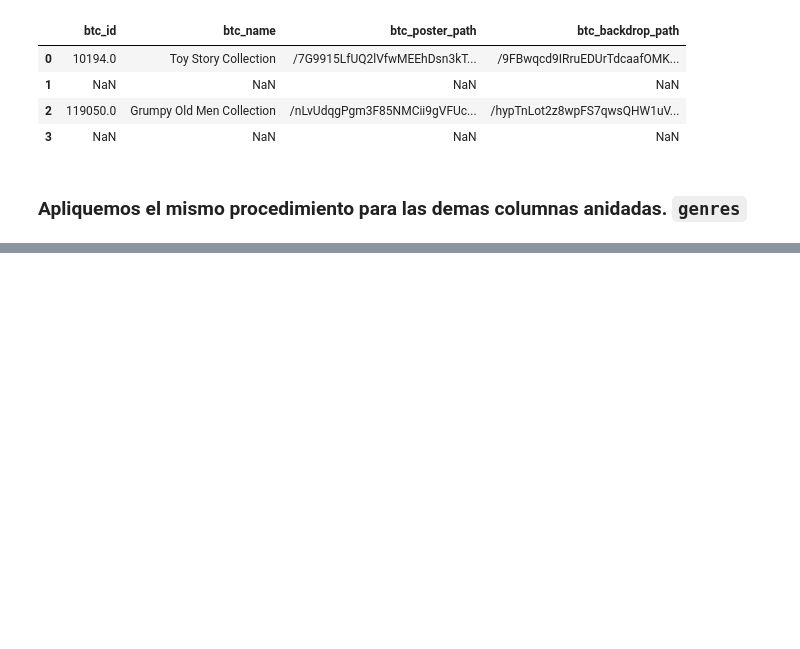
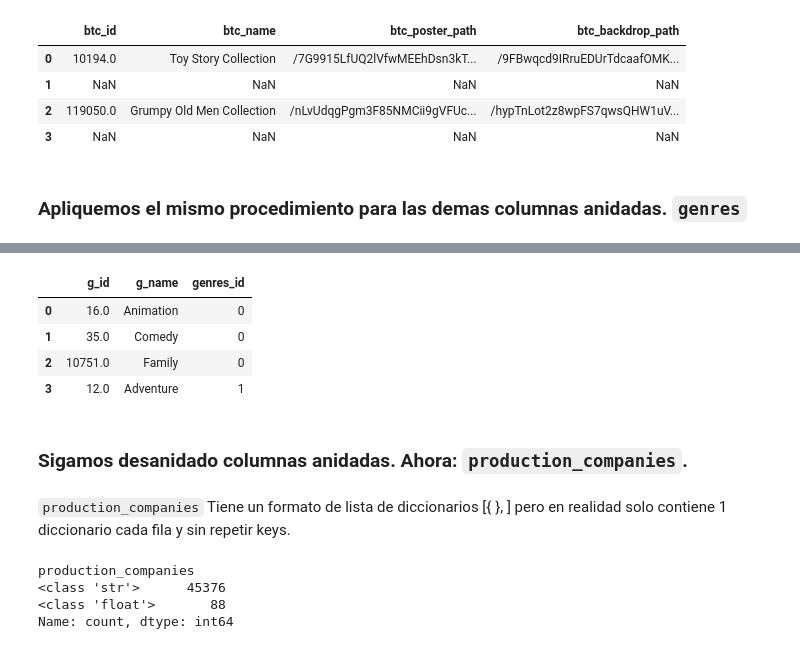
Before and after one commit to mauricioarcez/MLops, a Jupyter notebook: notebooks/etl.ipynb, the cells around one changed output, grey strips where cells are left out. Cells and saved outputs as stored; diff of their text form; code cells hidden in the pictures; blank space fills up the shorter version.

```diff
--- a/notebooks/etl.ipynb
+++ b/notebooks/etl.ipynb
@@ -230,0 +234,35 @@ Name: count, dtype: int64
+# %%
+# Creamos el Id unico para 45464 filas.
+df['genres_id'] = df.index
+
+# Se desanidan las listas de la columna 'genres'
+# Aqui ya hay una diferencia del doble de filas (93420 > 45464). que duplicaria valores en el df original. Multiples keys genres duplican filas.
+genres_exploded = df.explode('genres')
+genres_exploded['genres_id'] = genres_exploded.index
+
+# Normalizamos y creamos una tabla nueva con los valores
+genres_desanidado = pd.json_normalize(genres_exploded['genres'])
+genres_desanidado['genres_id'] = genres_exploded['genres_id'].values
+
+# Renombrar las columnas agregando el prefijo 'g_'
+genres_desanidado.rename(columns={'id': 'g_id',
+                                  'name':'g_name'}, inplace=True)
+genres_desanidado.head(4)
+# %% [output]
+|  | g_id | g_name | genres_id |
+| 0 | 16.0 | Animation | 0 |
+| 1 | 35.0 | Comedy | 0 |
+| 2 | 10751.0 | Family | 0 |
+| 3 | 12.0 | Adventure | 1 |
+# %% [markdown]
+### Sigamos desanidado columnas anidadas. Ahora: `production_companies`.
+# %% [markdown]
+`production_companies` Tiene un formato de lista de diccionarios [{ }, ] pero en realidad solo contiene 1 diccionario cada fila y sin repetir keys.
+# %%
+# Vemos que la mayoria de los valores son diccionarios mal tipeados. y que contiene 88 floats.
+df['production_companies'].apply(type).value_counts()
+# %% [output]
+production_companies
+<class 'str'>      45376
+<class 'float'>       88
+Name: count, dtype: int64
```
Also changed, not shown: parts of 10 cells of this notebook.
